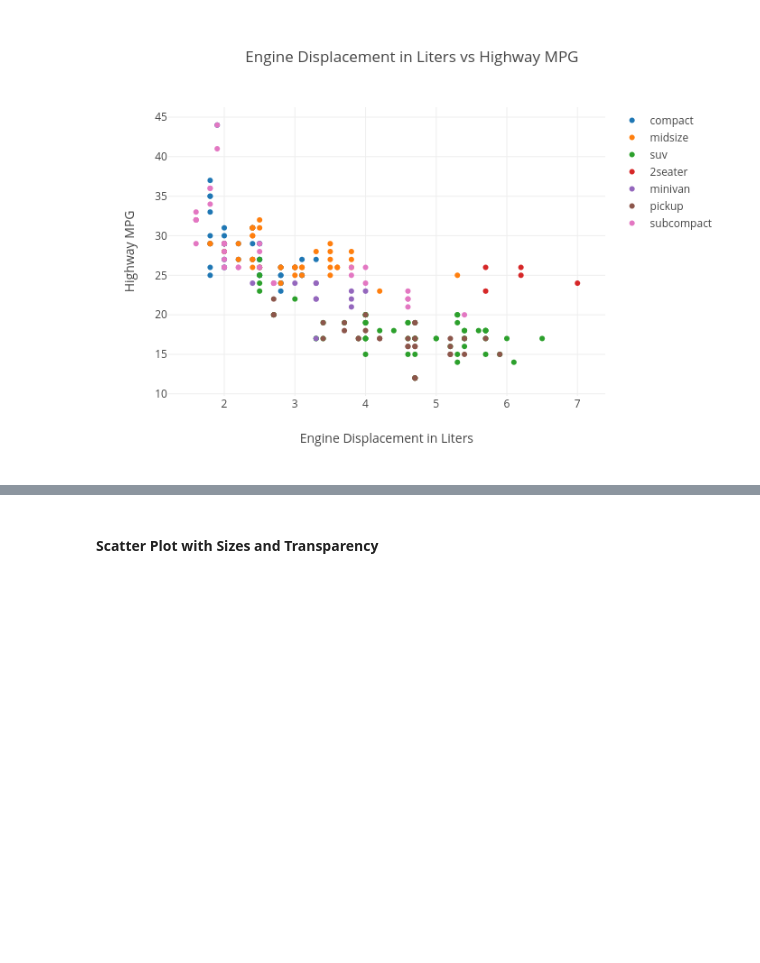
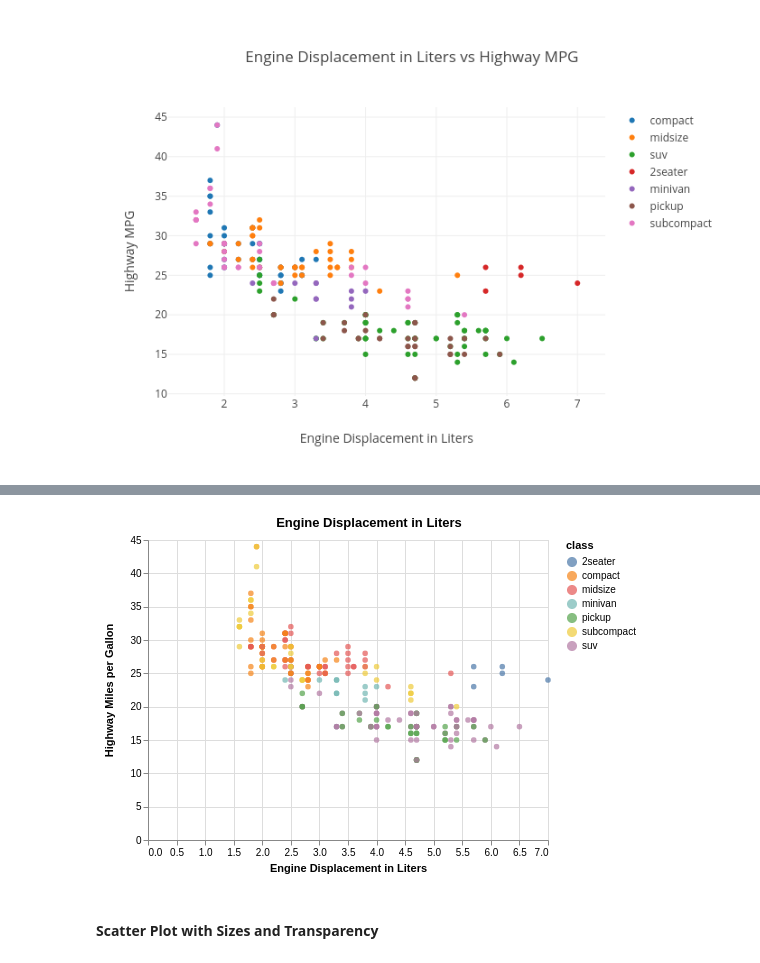
Before and after one commit to tdhopper/pythonplot.com, a Jupyter notebook: Examples.ipynb, the cells around one changed output, grey strips where cells are left out. Saved outputs shown, nothing was run; the diff lists cells and outputs as text; code cells hidden in the pictures; blank space fills up the shorter version.

```diff
--- a/Examples.ipynb
+++ b/Examples.ipynb
@@ -454,3 +497,12 @@ fig = {
 py.image.ishow(fig)
 # %% [output]
 [figure]
+# %%
+alt.Chart(mpg).mark_circle().encode(
+alt.X("displ",title="Engine Displacement in Liters"),
+alt.Y('hwy',title="Highway Miles per Gallon"),
+color='class'
+).properties(
+    title='Engine Displacement in Liters'
+)
+# %% [output]
@@ -457,3 +510,4 @@ py.image.ishow(fig)
+[figure, added]
 # %% [markdown]
 #### Scatter Plot with Sizes and Transparency
 # %%
```
Also changed, not shown: parts of 11 cells of this notebook, 2 other files.
